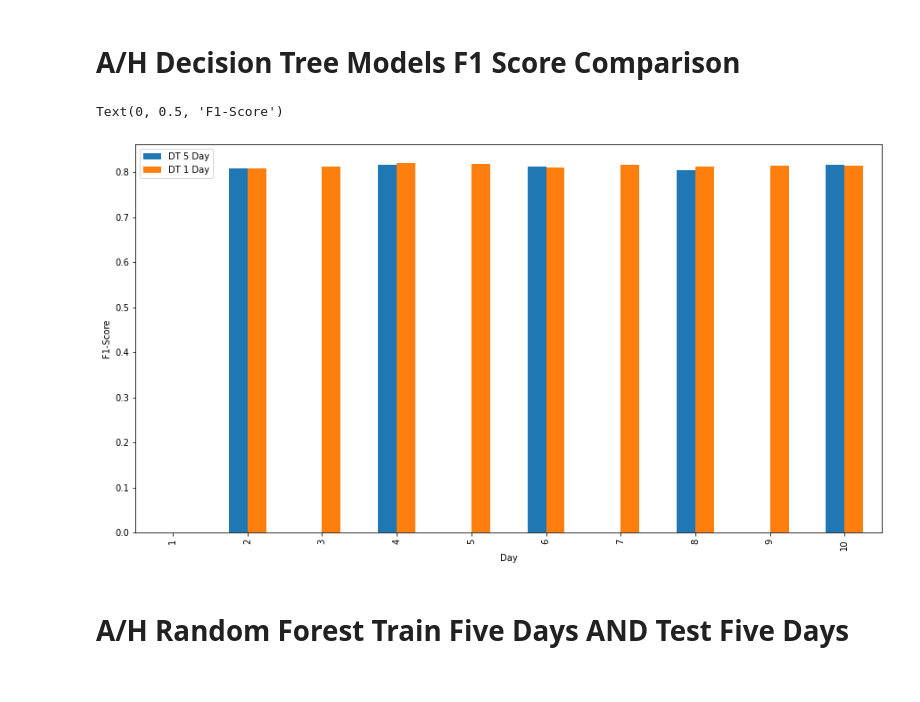
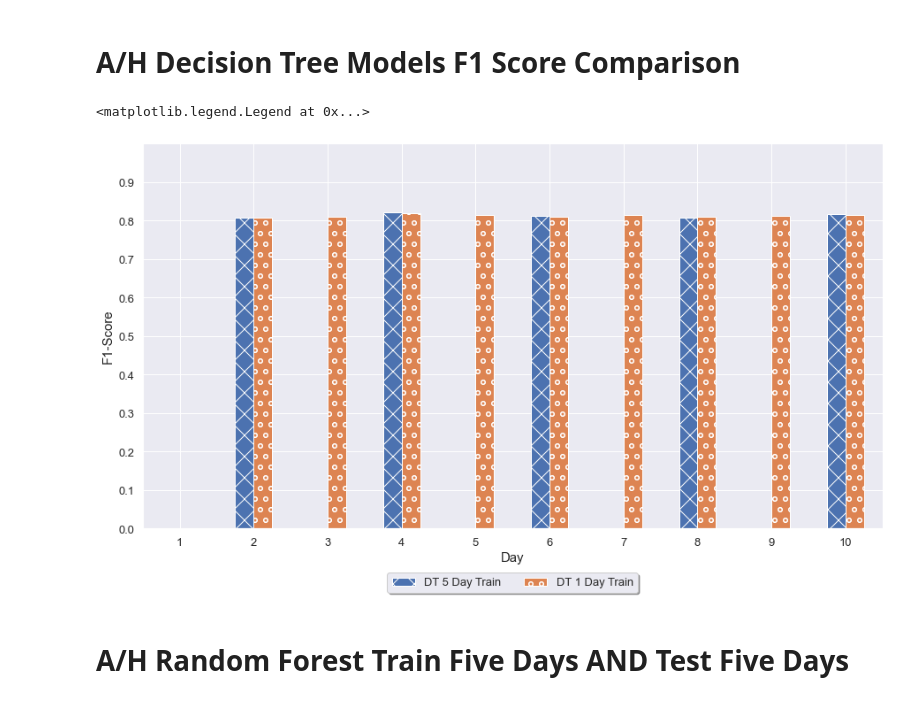
Before and after one commit to arambula-3/Masters_Project, a Jupyter notebook: Master's Project Batch Models.ipynb, the cells around one changed output. Saved outputs shown, nothing was run; the diff lists cells and outputs as text; code cells hidden in the pictures.

```diff
--- a/Master's Project Batch Models.ipynb
+++ b/Master's Project Batch Models.ipynb
@@ -699,17 +701,24 @@ ValueError: The number of FixedLocator locations (3), usually from a call to set
 # %%
 ah_dt_f1_plot['DT 1 Day Train'] = clf_1day_f1
 # %%
-ah_dt_f1_plot.plot(kind="bar",figsize=(15, 8))
+ax = ah_dt_f1_plot.plot(kind="bar",figsize=(15, 8))
+
+bars = ax.patches
+hatches = ''.join(h*len(ah_dt_f1_plot) for h in 'xo')
+
+for bar, hatch in zip(bars, hatches):
+    bar.set_hatch(hatch)
+
 plt.xlabel("Day", size=15)
 plt.ylabel("F1-Score", size=15)
 ticks_loc = np.arange(0, 1, step=.1)
 plt.yticks(ticks_loc, fontsize=13)
 plt.ylim([0,1])
 plt.xticks(fontsize=13, rotation='horizontal')
 plt.legend(loc='upper center', bbox_to_anchor=(0.5, -0.1),fancybox=True, shadow=True, ncol=5, fontsize=13)
 # %% [output]
-Text(0, 0.5, 'F1-Score')
+<matplotlib.legend.Legend at 0x...>
-[figure, old version]
+[figure, new version]
 # %% [markdown]
 # A/H Random Forest Train Five Days AND Test Five Days
 # %%
```
Also changed, not shown: parts of 47 cells of this notebook, 1 other file.
